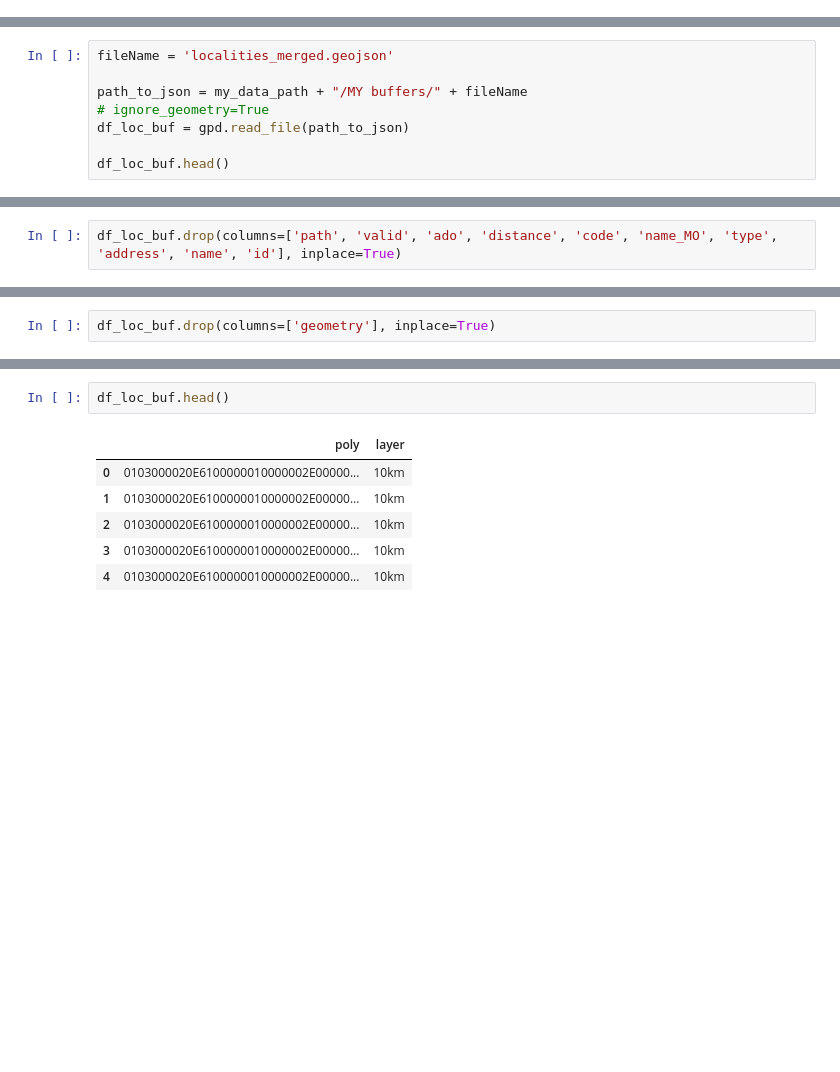
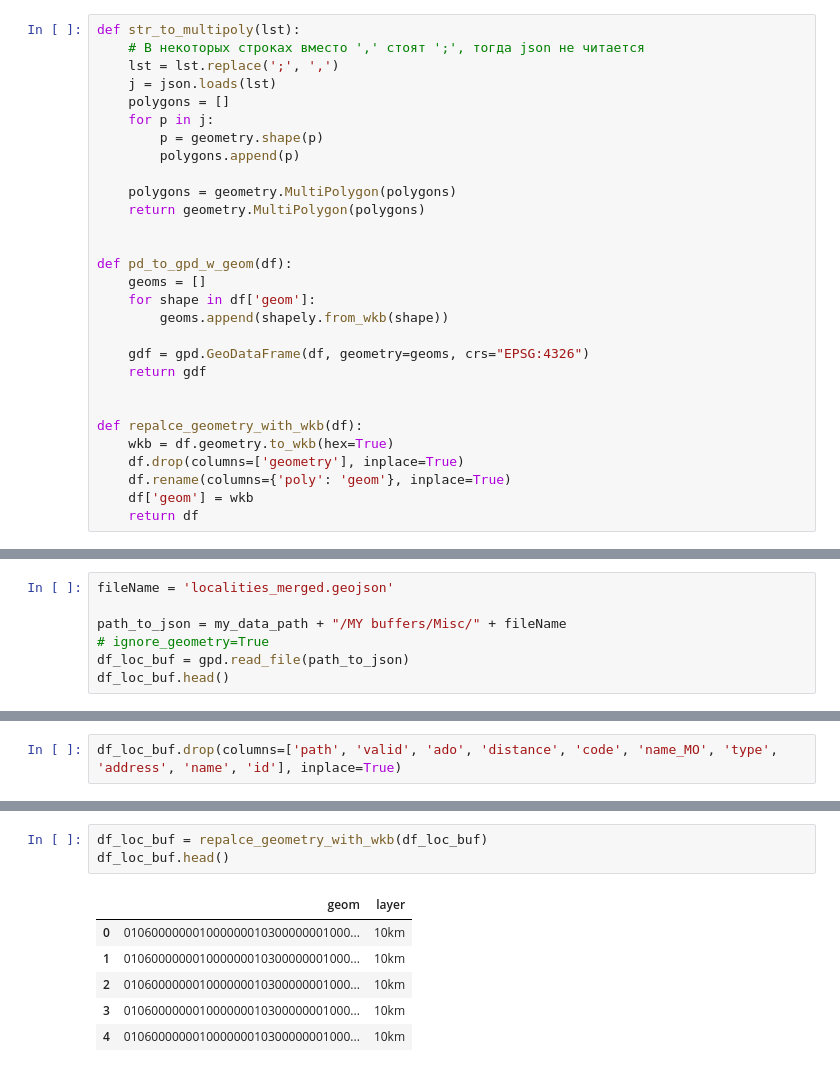
Before and after one commit to Nickitarius/Forest_Fires_Data_Visualisation, a Jupyter notebook: Util/data_transfer.ipynb, the cells around one changed output, grey strips where cells are left out. Drawn from its saved outputs; the diff is of its cells as text; blank space fills up the shorter version.

Commit message:
Transfer of GEOJSON data to JSON fixed

```diff
--- a/Util/data_transfer.ipynb
+++ b/Util/data_transfer.ipynb
@@ -9,3 +11,32 @@ import json
 
 base_path = '../../FINAL data/'
 my_data_path = '../../MY data/'
+# %%
+def str_to_multipoly(lst):
+    # В некоторых строках вместо ',' стоят ';', тогда json не читается
+    lst = lst.replace(';', ',')
+    j = json.loads(lst)
+    polygons = []
+    for p in j:
+        p = geometry.shape(p)
+        polygons.append(p)
+
+    polygons = geometry.MultiPolygon(polygons)
+    return geometry.MultiPolygon(polygons)
+
+
+def pd_to_gpd_w_geom(df):
+    geoms = []
+    for shape in df['geom']:
+        geoms.append(shapely.from_wkb(shape))
+
+    gdf = gpd.GeoDataFrame(df, geometry=geoms, crs="EPSG:4326")
+    return gdf
+
+
+def repalce_geometry_with_wkb(df):
+    wkb = df.geometry.to_wkb(hex=True)
+    df.drop(columns=['geometry'], inplace=True)
+    df.rename(columns={'poly': 'geom'}, inplace=True)
+    df['geom'] = wkb
+    return df
@@ -545,10 +473,9 @@ df_urban_dist.to_file(path, driver='GeoJSON', index=False)
 # %%
 fileName = 'localities_merged.geojson'
 
-path_to_json = my_data_path + "/MY buffers/" + fileName
+path_to_json = my_data_path + "/MY buffers/Misc/" + fileName
 # ignore_geometry=True
 df_loc_buf = gpd.read_file(path_to_json)
-
 df_loc_buf.head()
 # %% [output]
 |  | name | type | name_MO | code | distance | ado | id | address | poly | valid | layer | ... |
@@ -564,2 +488,0 @@ wkb = df_loc_buf.geometry.to_wkb()
-# %%
-df_loc_buf.drop(columns=['geometry'], inplace=True)
@@ -566,12 +494,13 @@ df_loc_buf.drop(columns=['geometry'], inplace=True)
 # %%
+df_loc_buf = repalce_geometry_with_wkb(df_loc_buf)
 df_loc_buf.head()
 # %% [output]
-|  | poly | layer |
-| 0 | 0103000020E6100000010000002E00000... | 10km |
-| 1 | 0103000020E6100000010000002E00000... | 10km |
-| 2 | 0103000020E6100000010000002E00000... | 10km |
-| 3 | 0103000020E6100000010000002E00000... | 10km |
-| 4 | 0103000020E6100000010000002E00000... | 10km |
+|  | geom | layer |
+| 0 | 010600000001000000010300000001000... | 10km |
+| 1 | 010600000001000000010300000001000... | 10km |
+| 2 | 010600000001000000010300000001000... | 10km |
+| 3 | 010600000001000000010300000001000... | 10km |
+| 4 | 010600000001000000010300000001000... | 10km |
 # %%
 loc_buf_pd = pd.DataFrame(df_loc_buf)
 loc_buf_pd.head()
```
Also changed, not shown: parts of 81 cells of this notebook.
